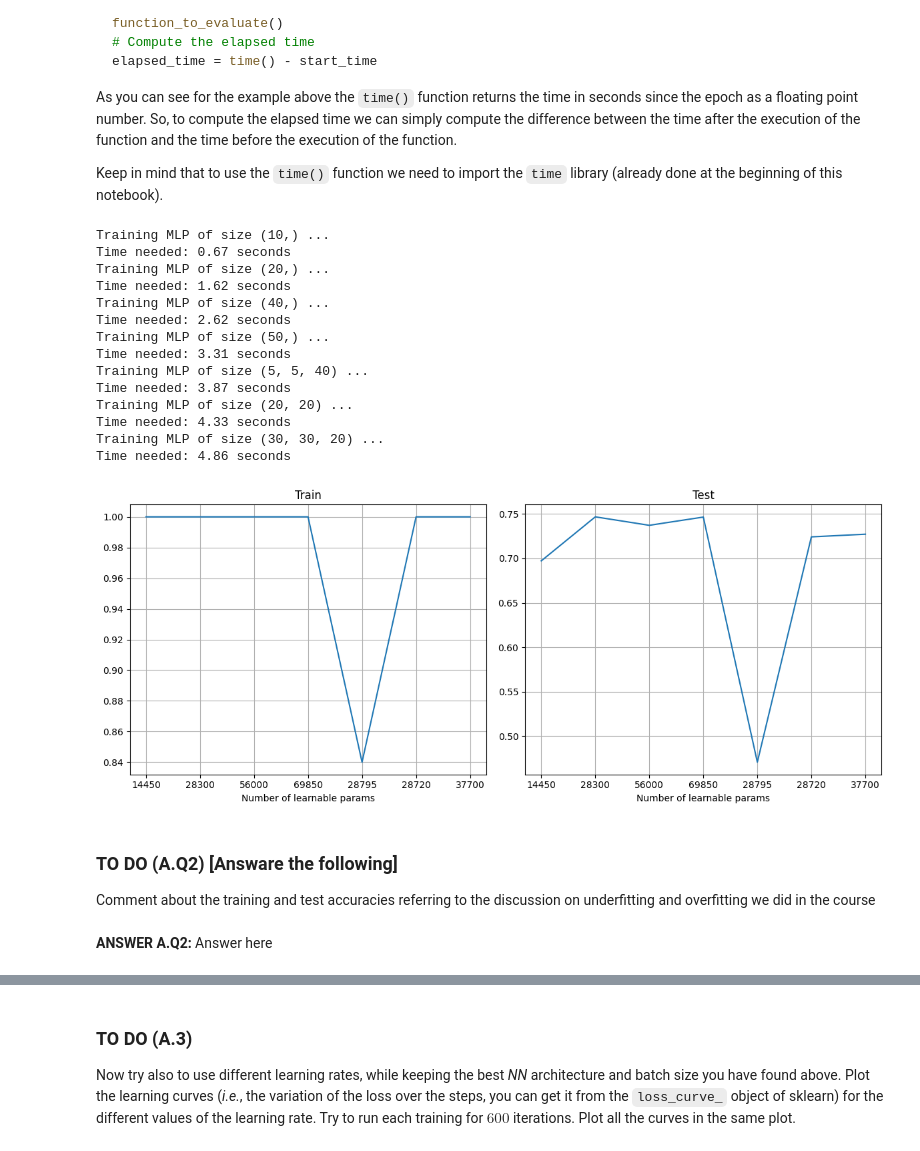
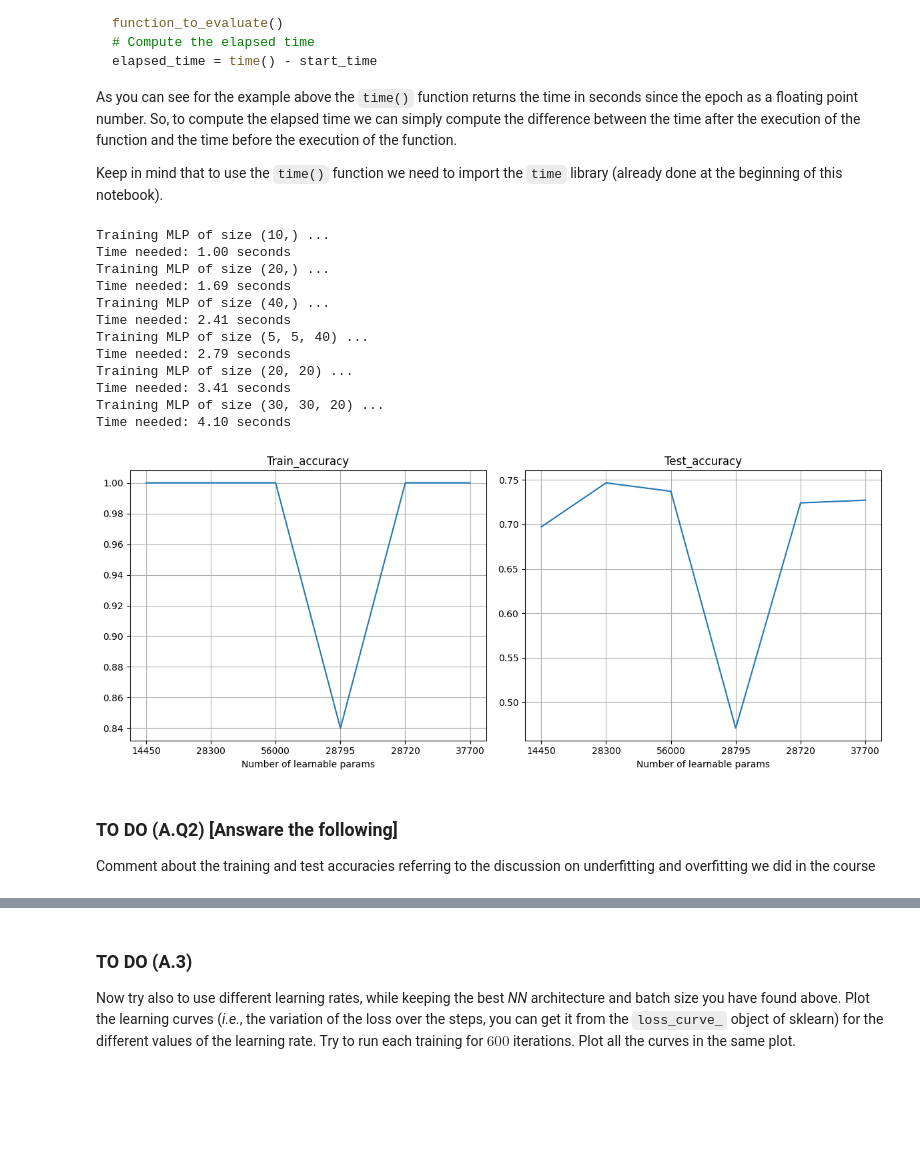
Before and after one commit to Berto70/ml_lab, a Jupyter notebook: ass_4/Bertinelli_Gabriele_LAB04.ipynb, the cells around one changed output, grey strips where cells are left out. Saved outputs shown, nothing was run; the diff lists cells and outputs as text; code cells hidden in the pictures; blank space fills up the shorter version.

```diff
--- a/ass_4/Bertinelli_Gabriele_LAB04.ipynb
+++ b/ass_4/Bertinelli_Gabriele_LAB04.ipynb
@@ -138,8 +138,8 @@ def plot_accuracies(accuracies: tp.List[float], hl_labels: tp.List[str], titles:
         ax.plot(accuracies[i])
         ax.set_xlabel("Number of learnable params")
         ax.set_title("Accuracy")
-        ax.set_xticks(np.arange(0,len(hl_labels)))
-        ax.set_xticklabels(hl_labels)
+        ax.set_xticks(np.arange(0,len(hl_labels[i])))
+        ax.set_xticklabels(hl_labels[i])
         if titles is not None:
             ax.set_title(titles[i])
         ax.grid(True)
@@ -258,7 +258,7 @@ Then, using the default activation function, pick four or five architectures to
 You can reduce the number of iterations if the running time is too long on your computer.
 # %%
 # Define the parameter grid
-parameters = {'hidden_layer_sizes': [(10,), (20,), (40,), (50,), (20,20,), (40,20,10)]}
+parameters = {'hidden_layer_sizes': [(10,), (20,), (40,), (20,20,), (40,20,10)]}
 
 # Create a MLP classifier using scikit-learn
 mlp = MLPClassifier(max_iter=200, alpha=1e-4, solver='sgd', tol=1e-4, learning_rate_init=0.1, random_state=ID)
@@ -335,51 +340,47 @@ Keep in mind that to use the `time()` function we need to import the `time` libr
 # %%
 # Define the list of hidden layer sizes to try out (feel free to change)
 # Define also the labels for the plot
-hl_sizes = [(10,), (20,), (40,), (50,), (5,5,40), (20,20,), (30,30,20)]
+hl_sizes = [(10,), (20,), (40,), (5,5,40), (20,20,), (30,30,20)]
 hl_labels = [param_count(t, x_train, y_train) for t in hl_sizes]
 
 # Train the MLPs with the different hidden layers sizes and get the accuracies
 s_time = time()  # start time
 train_acc_list, test_acc_list = [], []  # lists for saving accuracies (train and test)
 
 for hl_size in hl_sizes:
     print(f"Training MLP of size {hl_size} ...")
 
     # Define the MLP object
     mlp = MLPClassifier(hidden_layer_sizes=hl_size, max_iter=200, alpha=1e-4, solver='sgd', tol=1e-4, learning_rate_init=0.1, random_state=ID)
 
     # Train the MLP
     mlp.fit(x_train, y_train)
 
     # Save the accuracies in the correct lists
     train_acc_list.append(mlp.score(x_train, y_train))
     test_acc_list.append(mlp.score(x_test, y_test))
 
     # Print the time needed for training
     print(f"Time needed: {time() - s_time:.2f} seconds")
 
 # Plot the train and test and train accuracies
 # Suggestions: use the plot_accuracies function
-plot_accuracies([train_acc_list, test_acc_list], hl_labels, ["Train", "Test"])
+plot_accuracies([train_acc_list, test_acc_list], [hl_labels, hl_labels], ["Train_accuracy", "Test_accuracy"])
 # %% [output]
 Training MLP of size (10,) ...
-Time needed: 0.67 seconds
+Time needed: 1.00 seconds
 Training MLP of size (20,) ...
-Time needed: 1.62 seconds
+Time needed: 1.69 seconds
 Training MLP of size (40,) ...
-Time needed: 2.62 seconds
-Training MLP of size (50,) ...
-Time needed: 3.31 seconds
+Time needed: 2.41 seconds
 Training MLP of size (5, 5, 40) ...
-Time needed: 3.87 seconds
+Time needed: 2.79 seconds
 Training MLP of size (20, 20) ...
-Time needed: 4.33 seconds
+Time needed: 3.41 seconds
 Training MLP of size (30, 30, 20) ...
-Time needed: 4.86 seconds
+Time needed: 4.10 seconds
-[figure, old version]
+[figure, new version]
 # %% [markdown]
 ### TO DO (A.Q2) [Answare the following]
 
 Comment about the training and test accuracies referring to the discussion on underfitting and overfitting we did in the course
-# %% [markdown]
-**ANSWER A.Q2:** Answer here
```
Also changed, not shown: parts of 12 cells of this notebook.
